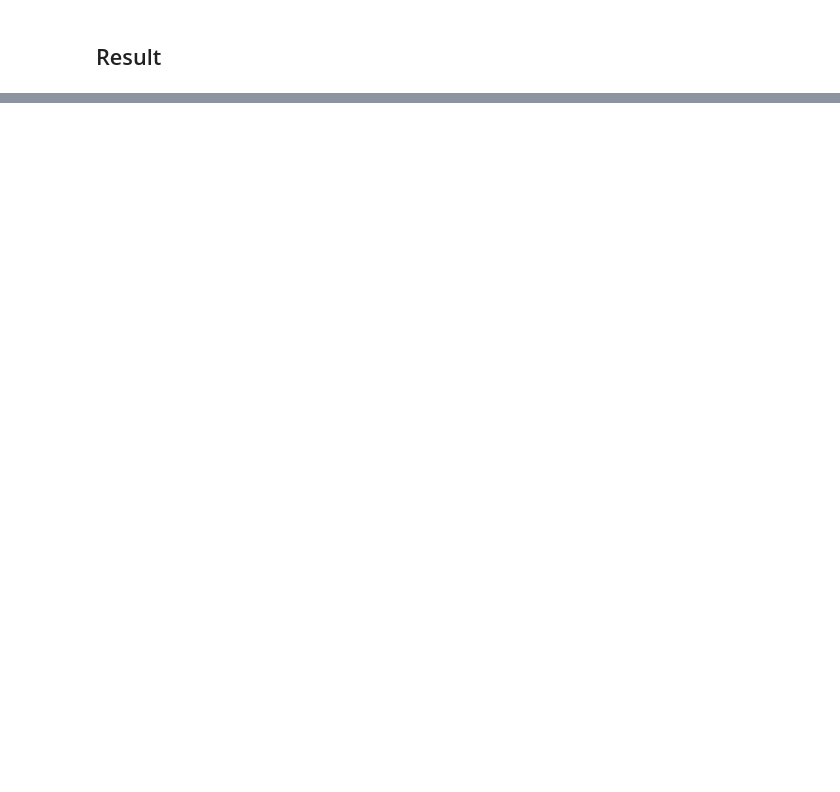
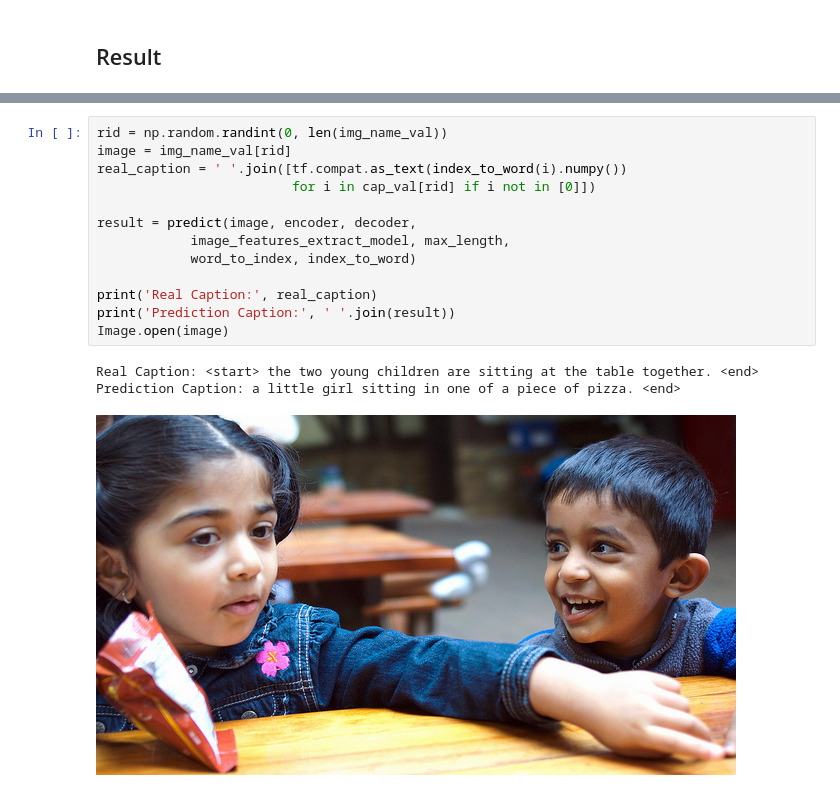
Before and after one commit to hazemkya/unlimited-vision, a Jupyter notebook: main.ipynb, the cells around one changed output, grey strips where cells are left out. Drawn from its saved outputs; the diff is of its cells as text; blank space fills up the shorter version.

Commit message:
added predict.py

```diff
--- a/main.ipynb
+++ b/main.ipynb
@@ -211,0 +217,17 @@ ValueError: could not broadcast input array from shape (49,) into shape (64,)
+# %%
+rid = np.random.randint(0, len(img_name_val))
+image = img_name_val[rid]
+real_caption = ' '.join([tf.compat.as_text(index_to_word(i).numpy())
+                         for i in cap_val[rid] if i not in [0]])
+
+result = predict(image, encoder, decoder,
+            image_features_extract_model, max_length,
+            word_to_index, index_to_word)
+
+print('Real Caption:', real_caption)
+print('Prediction Caption:', ' '.join(result))
+Image.open(image)
+# %% [output]
+Real Caption: <start> the two young children are sitting at the table together. <end>
+Prediction Caption: a little girl sitting in one of a piece of pizza. <end>
+[figure, added]
```
Also changed, not shown: parts of 9 cells of this notebook, 3 other files.
